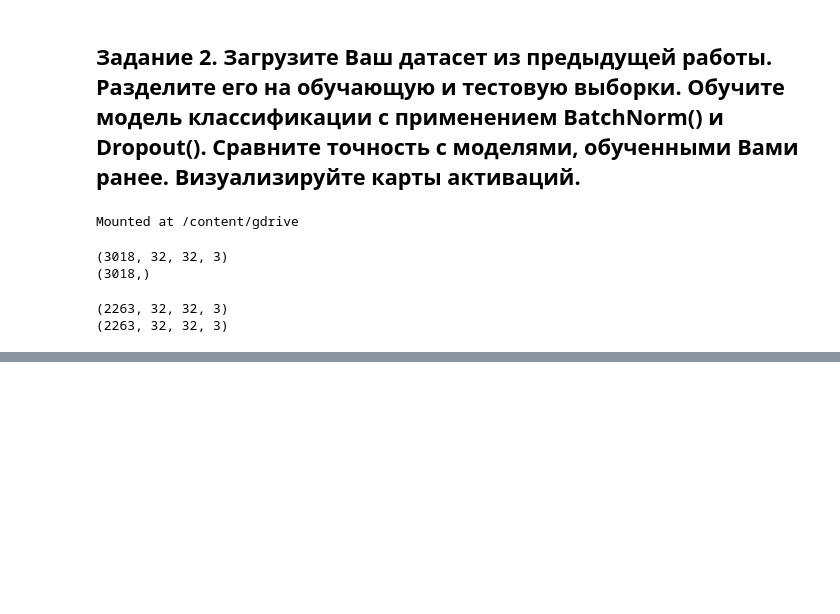
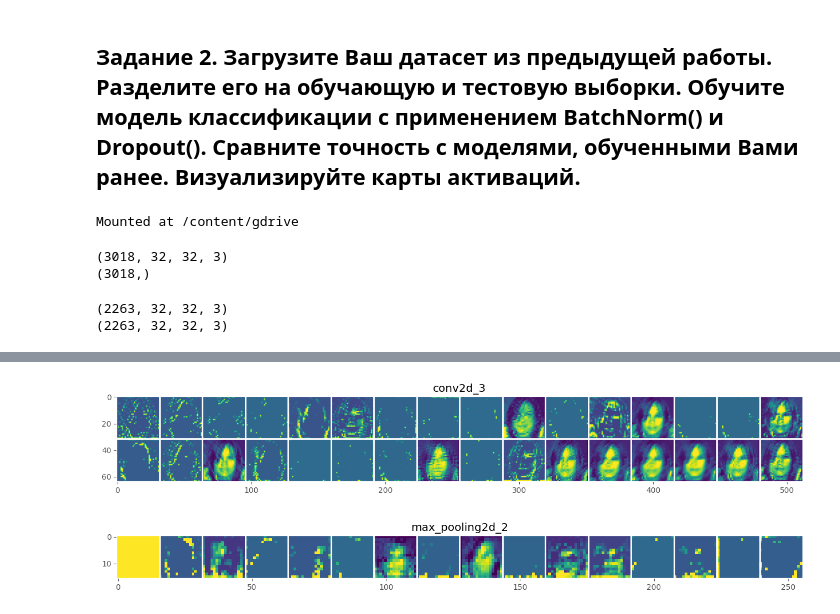
Before and after one commit to MRnickRuss/AI, a Jupyter notebook: Pr4.ipynb, the cells around one changed output, grey strips where cells are left out. Drawn from its saved outputs; the diff is of its cells as text; code cells hidden in the pictures; blank space fills up the shorter version.

```diff
--- a/Pr4.ipynb
+++ b/Pr4.ipynb
@@ -743,0 +818,3 @@ array([[0, 1, 0, 0],
+# %%
+visualize_act_map(model4, X_val)
+# %% [output]
@@ -743,0 +822,2 @@ array([[0, 1, 0, 0],
+[figure, added]
+[figure, added]
```
Also changed, not shown: parts of 9 cells of this notebook.
